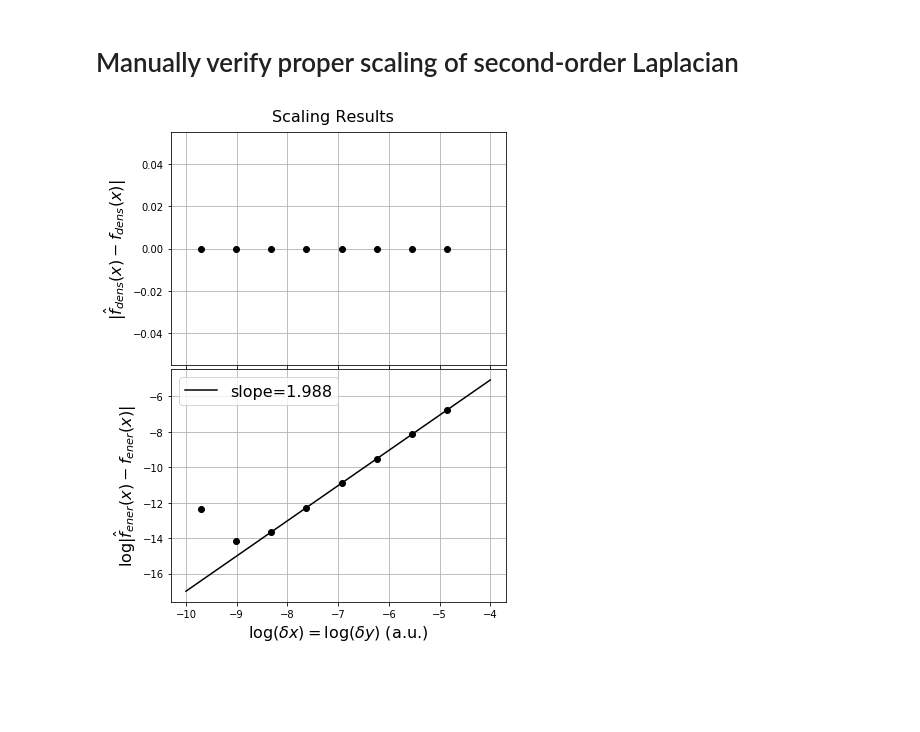
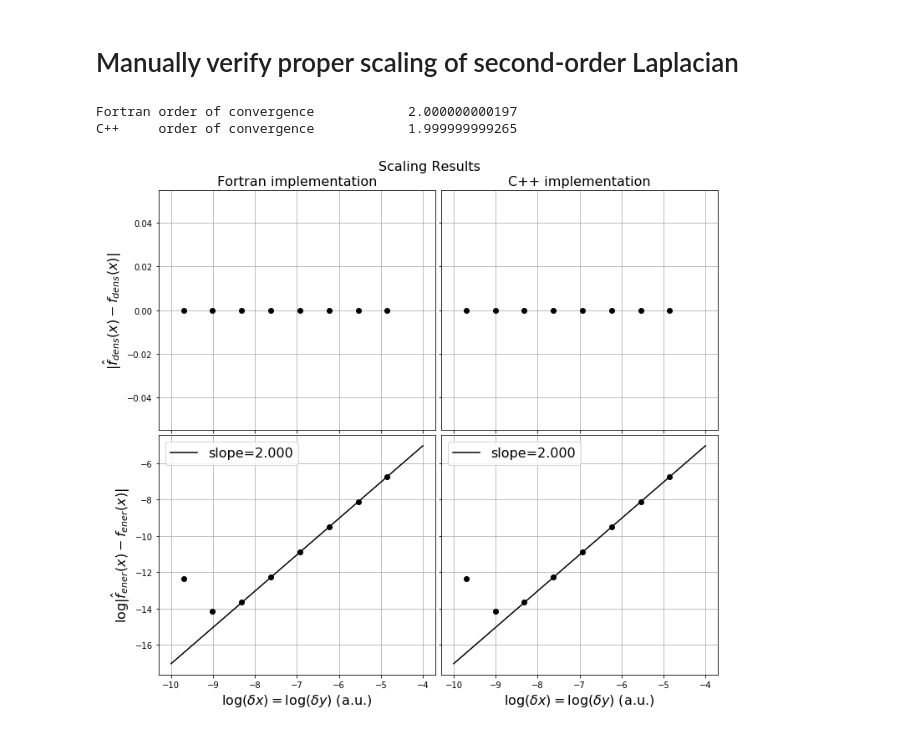
Before and after one commit to Flash-X/Milhoja, a Jupyter notebook: ManualScalingCheck.ipynb, the cells around one changed output. Cells and saved outputs as stored; diff of their text form; code cells hidden in the pictures; blank space fills up the shorter version.

Commit message:
Expanded scaling test out to C++ tile test as well.

```diff
--- a/ManualScalingCheck.ipynb
+++ b/ManualScalingCheck.ipynb
@@ -7,36 +7,77 @@ import glob
 import numpy as np
 import matplotlib.pyplot as plt
 
+from operator import itemgetter
+
 FONTSIZE = 16
 
-filenames = glob.glob('RuntimeF90Test_*_*.dat')
-data = np.zeros([len(filenames), 4])
+def get_sorted_filenames(pattern):
+    tmp = [(f, float(f.split("_")[1])) for f in glob.glob(pattern)]
+    return [fname for fname, _ in sorted(tmp, key=itemgetter(1))]
+
+filenames = get_sorted_filenames('RuntimeF90Test_*_*.dat')
+data_f = np.zeros([len(filenames), 4])
 for j, fname in enumerate(filenames):
-    data[j, :] = np.loadtxt(fname, delimiter=',')
+    data_f[j, :] = np.loadtxt(fname, delimiter=',')
 
-log_dx  = np.log(data[:-3, 0])
-log_err = np.log(data[:-3, 3])
-fit = np.polyfit(log_dx, log_err, 1)
+log_dx_f  = np.log(data_f[:-3, 0])
+log_err_f = np.log(data_f[:-3, 3])
+fit_f = np.polyfit(log_dx_f, log_err_f, 1)
+
+filenames = get_sorted_filenames('RuntimeCppTest_*_*.dat')
+data_c = np.zeros([len(filenames), 4])
+for j, fname in enumerate(filenames):
+    data_c[j, :] = np.loadtxt(fname, delimiter=',')
+
+log_dx_c  = np.log(data_c[:-3, 0])
+log_err_c = np.log(data_c[:-3, 3])
+fit_c = np.polyfit(log_dx_c, log_err_c, 1)
+
+print('')
+print('Fortran order of convergence\t\t{:.12f}'.format(fit_f[0]))
+print('C++     order of convergence\t\t{:.12f}'.format(fit_c[0]))
+# %% [output]
+Fortran order of convergence            2.000000000197
+C++     order of convergence            1.999999999265
 # %%
-plt.figure(1, figsize=(6, 8))
-plt.subplots_adjust(hspace=0.02, top=0.94)
+plt.figure(1, figsize=(12, 10))
+plt.subplots_adjust(hspace=0.02, wspace=0.02, top=0.93)
 plt.suptitle('Scaling Results', fontsize=FONTSIZE)
 
 x_data = [-10, -4]
 
-subp = plt.subplot(211)
-plt.plot(np.log(data[:, 0]), data[:, 2], 'ok')
+subp = plt.subplot(221)
+plt.title('Fortran implementation', fontsize=FONTSIZE)
+plt.plot(np.log(data_f[:, 0]), data_f[:, 2], 'ok')
 plt.ylabel(r'$|\hat{f}_{dens}(x) - f_{dens}(x)|$', fontsize=FONTSIZE)
 plt.grid(True)
 for each in plt.gca().get_xticklabels():
     each.set_visible(False)
 
-plt.subplot(212, sharex=subp)
-plt.plot(np.log(data[:, 0]), np.log(data[:, 3]), 'ok')
-plt.plot(x_data, np.polyval(fit, x_data), '-k', label='slope={:.3f}'.format(fit[0]))
+plt.subplot(222, sharex=subp, sharey=subp)
+plt.title('C++ implementation', fontsize=FONTSIZE)
+plt.plot(np.log(data_c[:, 0]), data_c[:, 2], 'ok')
+plt.grid(True)
+for each in plt.gca().get_xticklabels():
+    each.set_visible(False)
+for each in plt.gca().get_yticklabels():
+    each.set_visible(False)
+
+subp2 = plt.subplot(223, sharex=subp)
+plt.plot(np.log(data_f[:, 0]), np.log(data_f[:, 3]), 'ok')
+plt.plot(x_data, np.polyval(fit_f, x_data), '-k', label='slope={:.3f}'.format(fit_f[0]))
 plt.legend(fontsize=FONTSIZE)
 plt.grid(True)
 plt.xlabel(r'$\log(\delta x) = \log(\delta y)$ (a.u.)', fontsize=FONTSIZE)
 _ = plt.ylabel(r'$\log|\hat{f}_{ener}(x) - f_{ener}(x)|$', fontsize=FONTSIZE)
+
+plt.subplot(224, sharex=subp, sharey=subp2)
+plt.plot(np.log(data_c[:, 0]), np.log(data_c[:, 3]), 'ok')
+plt.plot(x_data, np.polyval(fit_c, x_data), '-k', label='slope={:.3f}'.format(fit_c[0]))
+plt.legend(fontsize=FONTSIZE)
+plt.grid(True)
+_ = plt.xlabel(r'$\log(\delta x) = \log(\delta y)$ (a.u.)', fontsize=FONTSIZE)
+for each in plt.gca().get_yticklabels():
+    each.set_visible(False)
 # %% [output]
-[figure, old version]
+[figure, new version]
```
Also changed, not shown: 2 other files.
